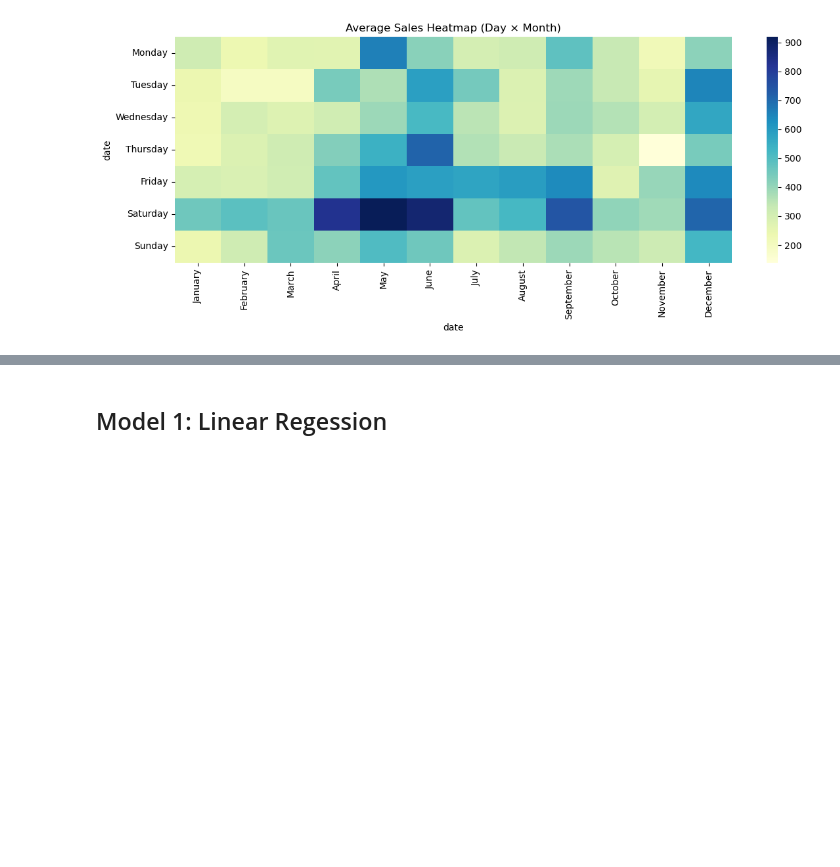
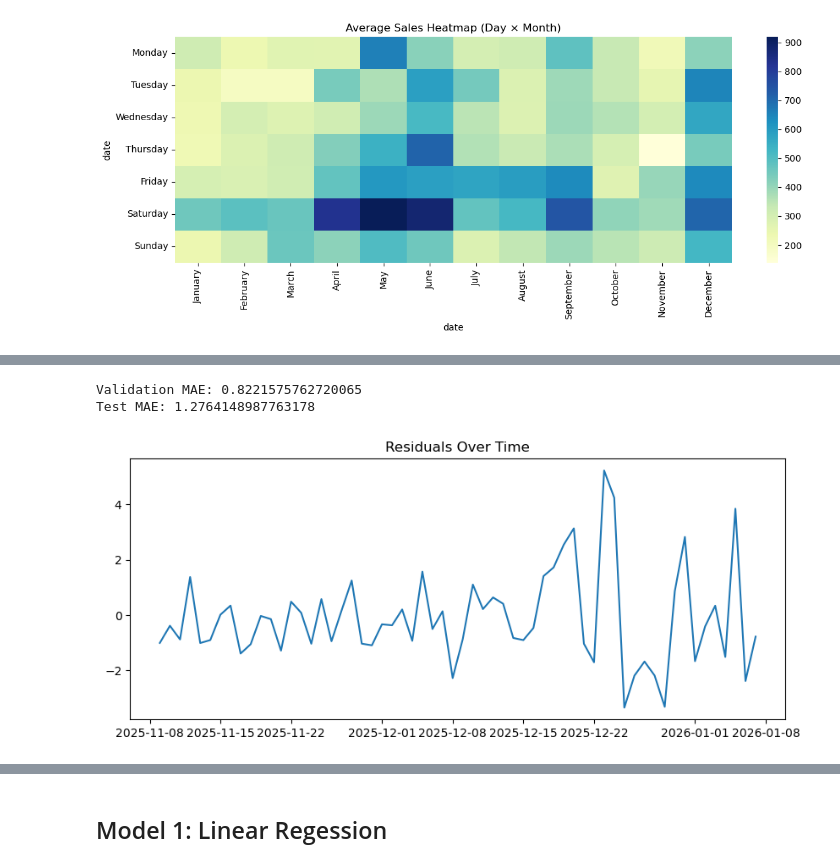
Before and after one commit to dheerajsingh718/price-prediction-model, a Jupyter notebook: notebooks/EDA.ipynb, the cells around one changed output, grey strips where cells are left out. Cells and saved outputs as stored; diff of their text form; code cells hidden in the pictures; blank space fills up the shorter version.

```diff
--- a/notebooks/EDA.ipynb
+++ b/notebooks/EDA.ipynb
@@ -901,0 +1070,2 @@ plt.show()
+# %%
+df3 = df3.dropna()
@@ -901,0 +1134,13 @@ plt.show()
+# %%
+target = "total"
+
+features = [col for col in df3.columns if col != target]
+
+X_train = train[features]
+y_train = train[target]
+
+X_val = val[features]
+y_val = val[target]
+
+X_test = test[features]
+y_test = test[target]
@@ -901,0 +1157,34 @@ plt.show()
+# %%
+# Ridge Regression
+
+from sklearn.linear_model import Ridge
+from sklearn.preprocessing import StandardScaler
+from sklearn.pipeline import Pipeline
+
+model = Pipeline([
+    ("scaler", StandardScaler()),
+    ("ridge", Ridge(alpha=1.0))
+])
+
+model.fit(X_train, y_train)
+
+val_pred = model.predict(X_val)
+test_pred = model.predict(X_test)
+
+mae_val = mean_absolute_error(y_val, val_pred)
+mae_test = mean_absolute_error(y_test, test_pred)
+
+print("Validation MAE:", mae_val)
+print("Test MAE:", mae_test)
+# %% [output]
+Validation MAE: 0.8221575762720065
+Test MAE: 1.2764148987763178
+# %%
+residuals = y_test - test_pred
+
+plt.figure(figsize=(10,4))
+plt.plot(residuals)
+plt.title("Residuals Over Time")
+plt.show()
+# %% [output]
+[figure, added]
```
Also changed, not shown: parts of 84 cells of this notebook.
